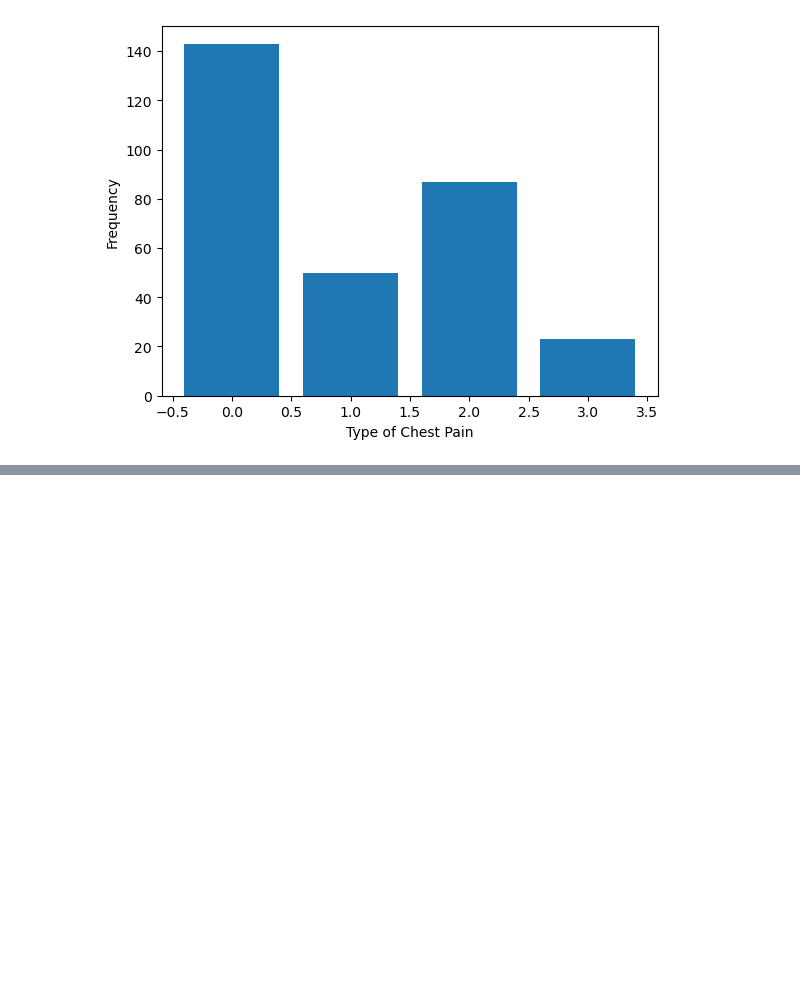
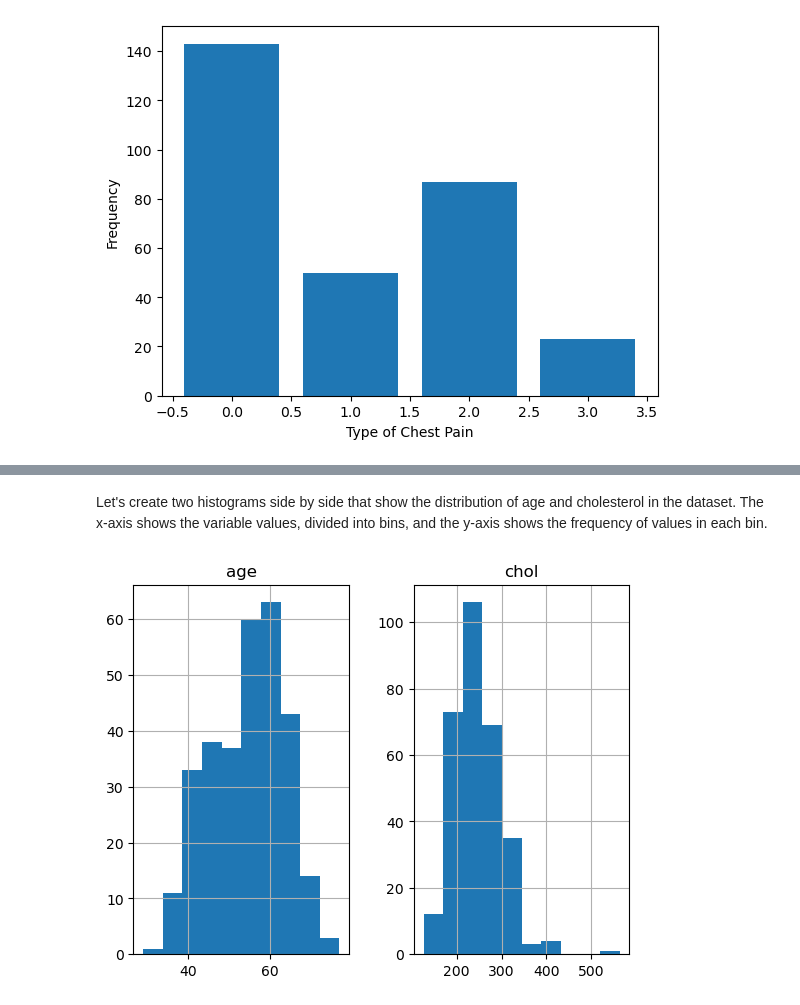
Before and after one commit to jpatel98/heart-disease-analysis, a Jupyter notebook: heart-disease-analysis.ipynb, the cells around one changed output, grey strips where cells are left out. Cells and saved outputs as stored; diff of their text form; code cells hidden in the pictures; blank space fills up the shorter version.

```diff
--- a/heart-disease-analysis.ipynb
+++ b/heart-disease-analysis.ipynb
@@ -215,0 +249,8 @@ plt.show()
+# %% [markdown]
+Let's create two histograms side by side that show the distribution of age and cholesterol in the dataset. The x-axis shows the variable values, divided into bins, and the y-axis shows the frequency of values in each bin.
+# %%
+# Create histograms of the distribution of age and cholesterol
+data[['age', 'chol']].hist()
+plt.show()
+# %% [output]
+[figure, added]
```
Also changed, not shown: parts of 14 cells of this notebook.
